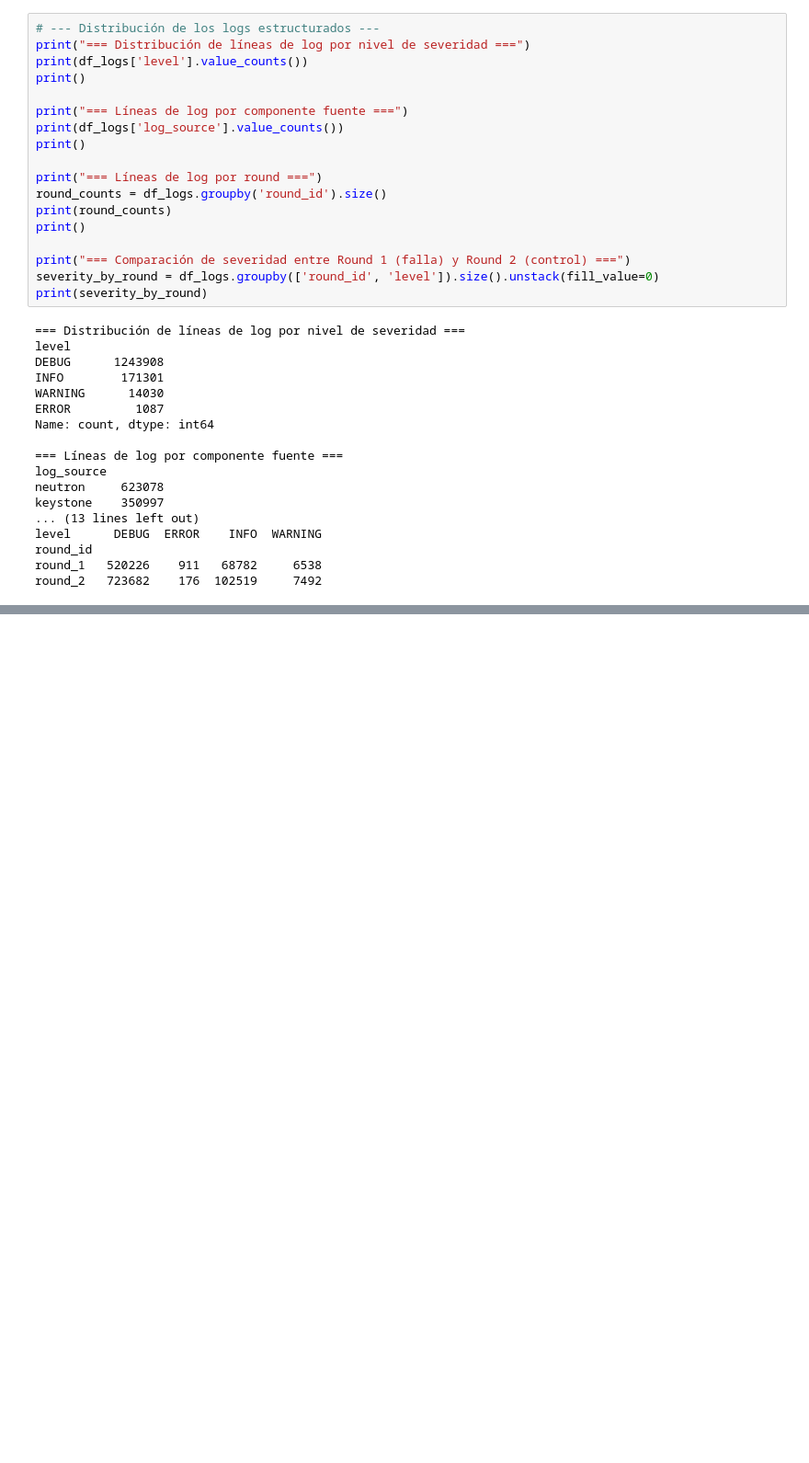
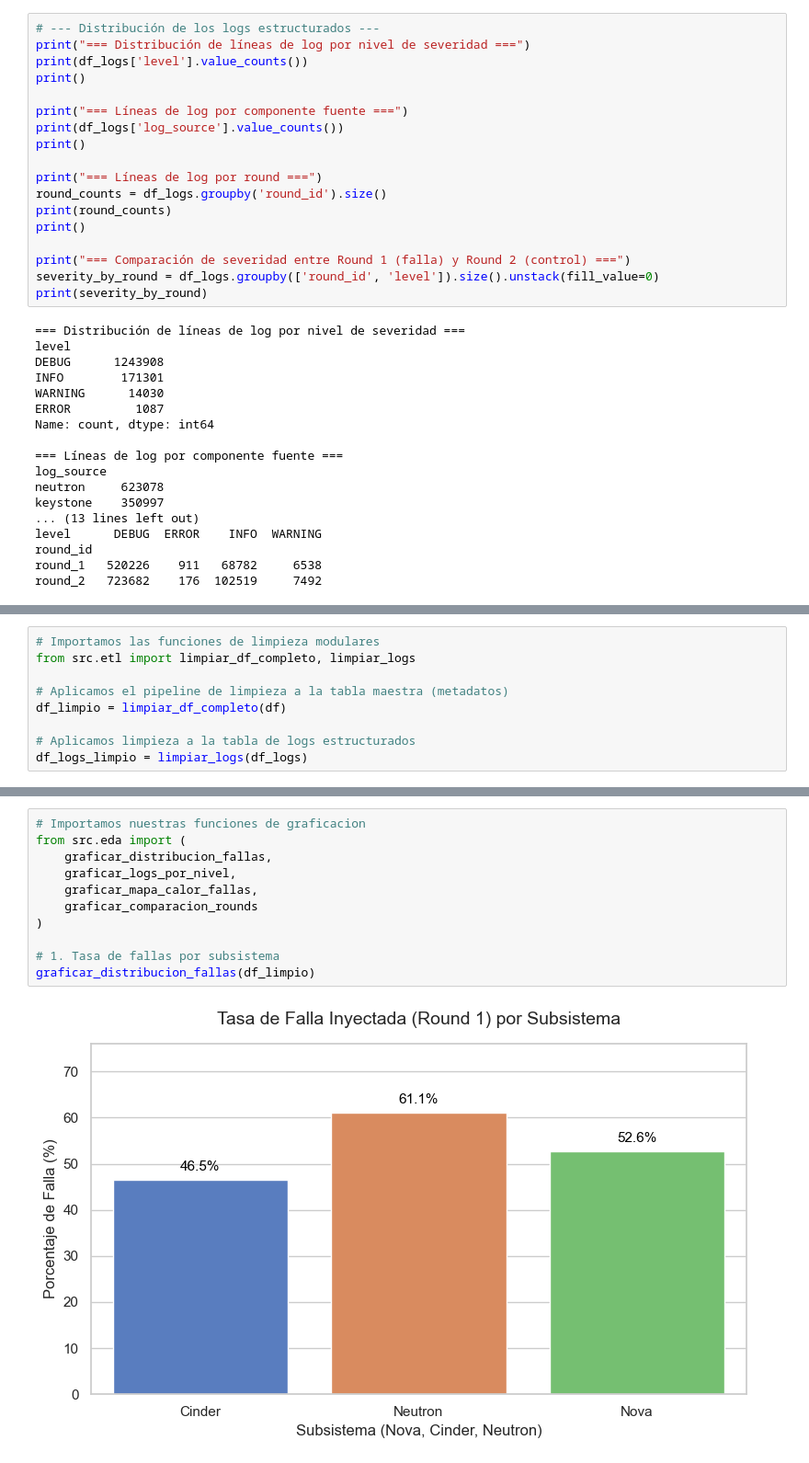
Before and after one commit to ValenteCardenas/Analysis_AIOps, a Jupyter notebook: main.ipynb, the cells around one changed output, grey strips where cells are left out. Shown at 92% size. Saved outputs shown, nothing was run; the diff lists cells and outputs as text; blank space fills up the shorter version.

```diff
--- a/main.ipynb
+++ b/main.ipynb
@@ -341,0 +356,9 @@ round_2   723682    176  102519     7492
+# %%
+# Importamos las funciones de limpieza modulares
+from src.etl import limpiar_df_completo, limpiar_logs
+
+# Aplicamos el pipeline de limpieza a la tabla maestra (metadatos)
+df_limpio = limpiar_df_completo(df)
+
+# Aplicamos limpieza a la tabla de logs estructurados
+df_logs_limpio = limpiar_logs(df_logs)
@@ -341,0 +412,13 @@ round_2   723682    176  102519     7492
+# %%
+# Importamos nuestras funciones de graficacion
+from src.eda import (
+    graficar_distribucion_fallas,
+    graficar_logs_por_nivel,
+    graficar_mapa_calor_fallas,
+    graficar_comparacion_rounds
+)
+
+# 1. Tasa de fallas por subsistema
+graficar_distribucion_fallas(df_limpio)
+# %% [output]
+[figure, added]
```
Also changed, not shown: parts of 15 cells of this notebook, 5 other files.
